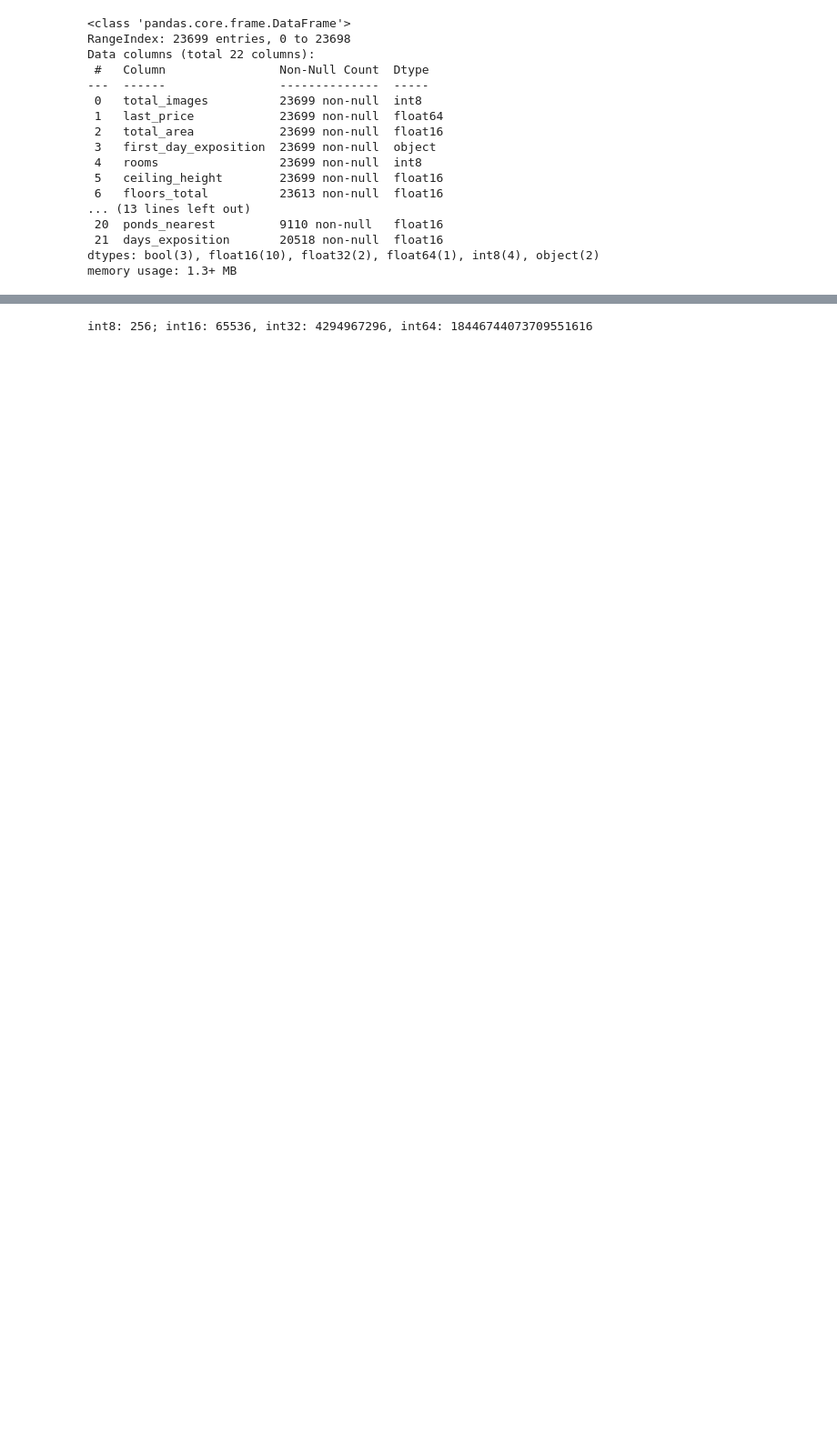
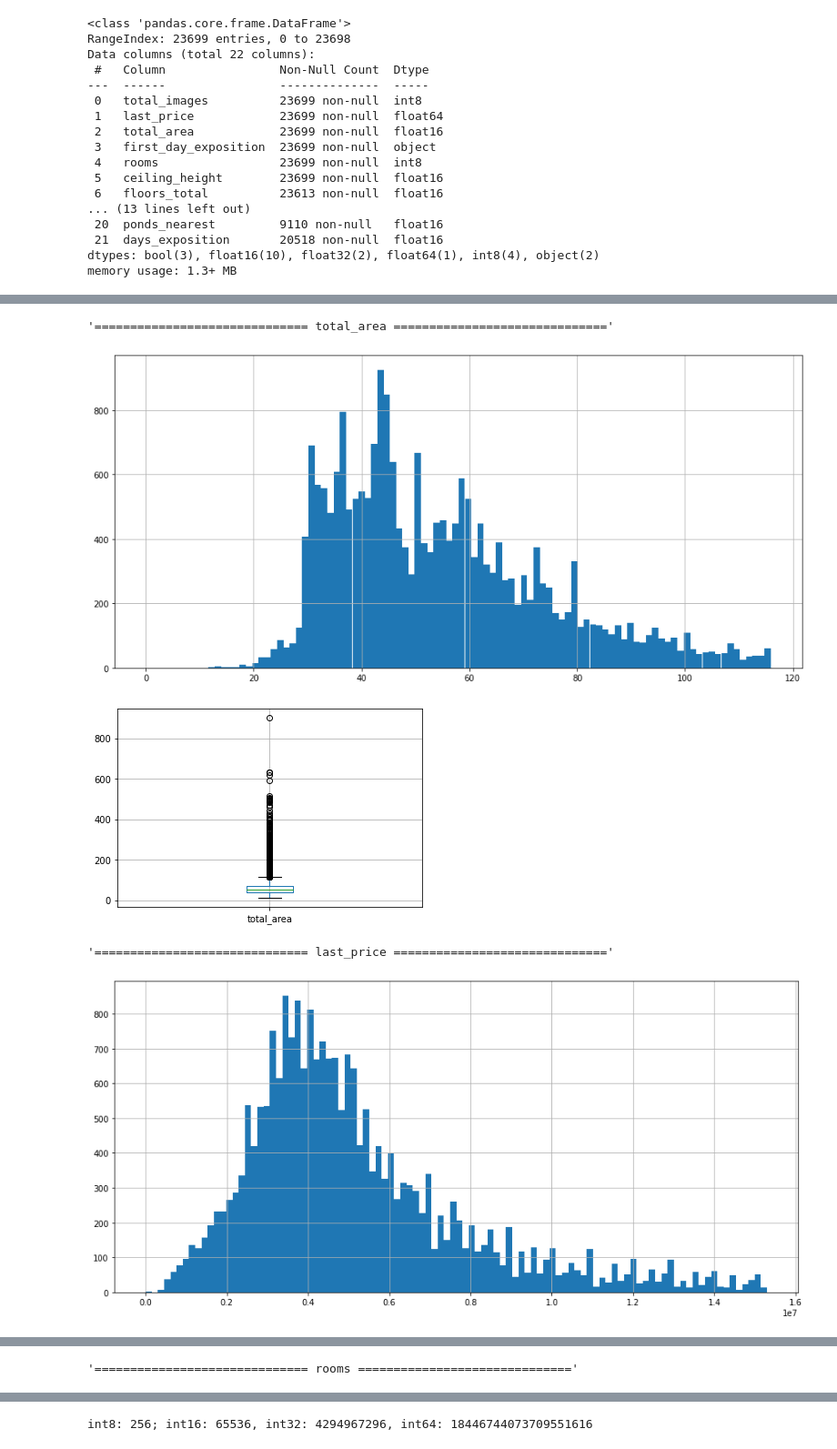
Before and after one commit to versus666jzx/practicum_ds, a Jupyter notebook: market_value_of_real_estate_research/notebooks/market_price.ipynb, the cells around one changed output, grey strips where cells are left out. Shown: that part at 91% size. Saved outputs shown, nothing was run; the diff lists cells and outputs as text; code cells hidden in the pictures; blank space fills up the shorter version.

```diff
--- a/market_value_of_real_estate_research/notebooks/market_price.ipynb
+++ b/market_value_of_real_estate_research/notebooks/market_price.ipynb
@@ -338,0 +317,4 @@ len(data.query("parks_nearest.isna()"))
+# %%
+data['first_day_exposition'] = pd.to_datetime(data['first_day_exposition'], format='%Y-%m-%dT%H:%M:%S')
+# убедимся, что проеобразование корректно
+data.info()
@@ -338,0 +409,16 @@ len(data.query("parks_nearest.isna()"))
+# %%
+columns = ['total_area', 'last_price', 'rooms', 'ceiling_height']
+
+for column in columns:
+    # plt.ylim
+    lim = np.percentile(data[column], 95)
+    display(f"{'='*30} { column } {'='*30}")
+    plt.show(data[column].hist(bins=100, grid=True, figsize=(15, 7), range=(0, lim)))
+    # plt.ylim(lim)
+    plt.show(data.boxplot(column='total_area', grid=True))
+# %% [output]
+'============================== total_area =============================='
+[figure, added]
+[figure, added]
+'============================== last_price =============================='
+[figure, added]
@@ -338,0 +426 @@ len(data.query("parks_nearest.isna()"))
+'============================== rooms =============================='
```
Also changed, not shown: parts of 15 cells of this notebook.
